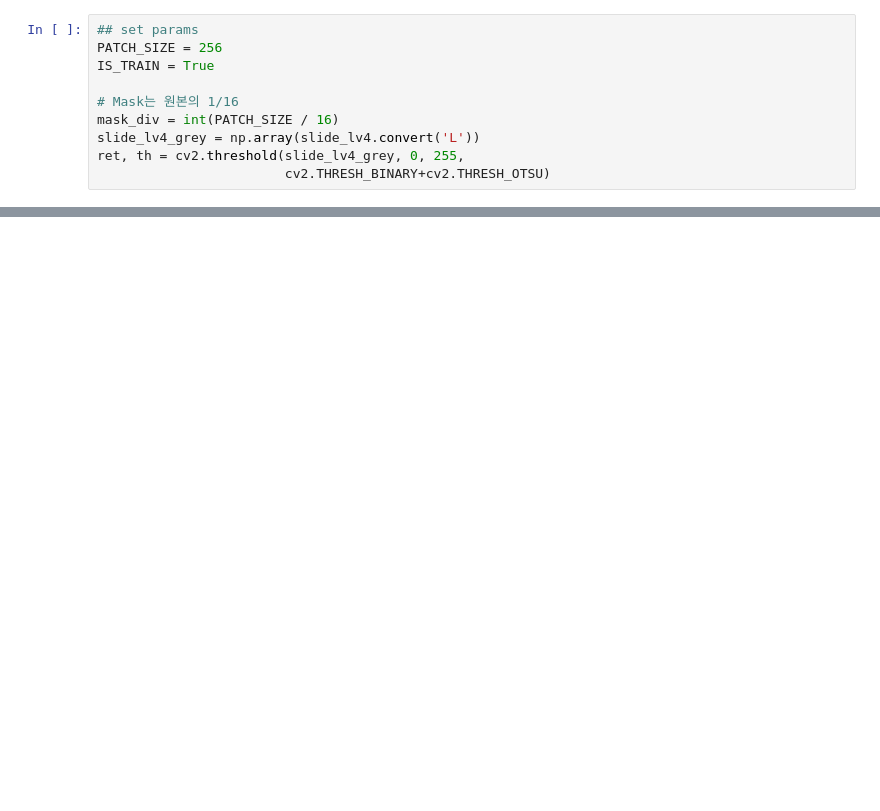
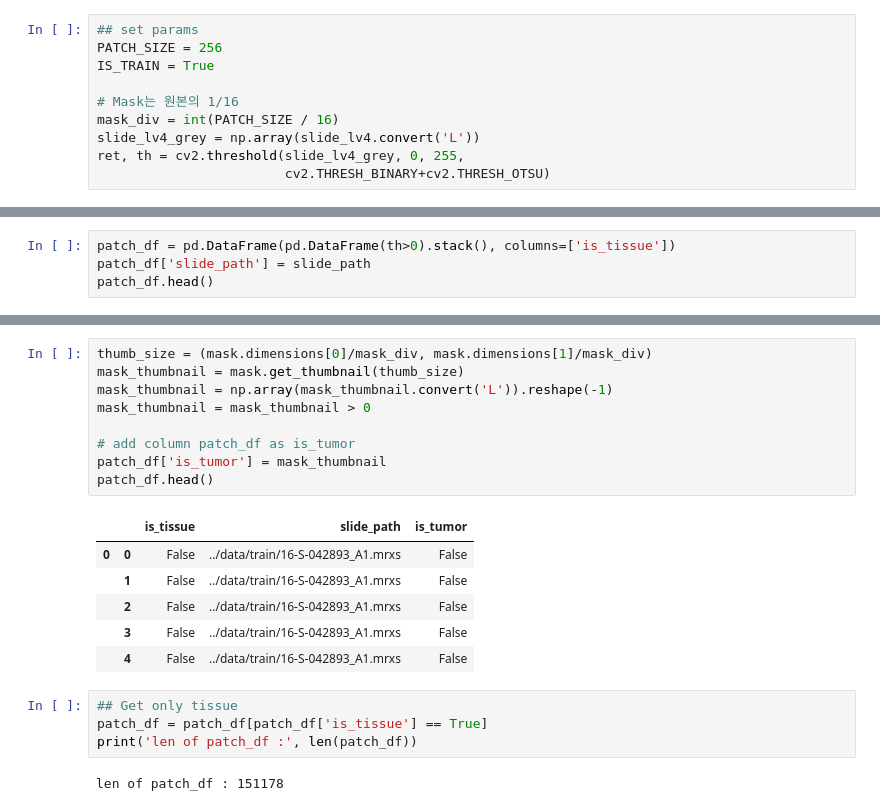
Before and after one commit to Taeu/HeLP-Challenge-Goldenpass, a Jupyter notebook: notebook/model-cjh-ver01.ipynb, the cells around one changed output, grey strips where cells are left out. Saved outputs shown, nothing was run; the diff lists cells and outputs as text; blank space fills up the shorter version.

```diff
--- a/notebook/model-cjh-ver01.ipynb
+++ b/notebook/model-cjh-ver01.ipynb
@@ -196,0 +163,4 @@ plt.imshow(th)
+# %%
+patch_df = pd.DataFrame(pd.DataFrame(th>0).stack(), columns=['is_tissue'])
+patch_df['slide_path'] = slide_path
+patch_df.head()
@@ -196,0 +174,22 @@ plt.imshow(th)
+# %%
+thumb_size = (mask.dimensions[0]/mask_div, mask.dimensions[1]/mask_div)
+mask_thumbnail = mask.get_thumbnail(thumb_size)
+mask_thumbnail = np.array(mask_thumbnail.convert('L')).reshape(-1)
+mask_thumbnail = mask_thumbnail > 0
+
+# add column patch_df as is_tumor
+patch_df['is_tumor'] = mask_thumbnail
+patch_df.head()
+# %% [output]
+|  |  | is_tissue | slide_path | is_tumor |
+| 0 | 0 | False | ../data/train/16-S-042893_A1.mrxs | False |
+|  | 1 | False | ../data/train/16-S-042893_A1.mrxs | False |
+|  | 2 | False | ../data/train/16-S-042893_A1.mrxs | False |
+|  | 3 | False | ../data/train/16-S-042893_A1.mrxs | False |
+|  | 4 | False | ../data/train/16-S-042893_A1.mrxs | False |
+# %%
+## Get only tissue
+patch_df = patch_df[patch_df['is_tissue'] == True]
+print('len of patch_df :', len(patch_df))
+# %% [output]
+len of patch_df : 151178
```
Also changed, not shown: parts of 22 cells of this notebook, 3 other files.
